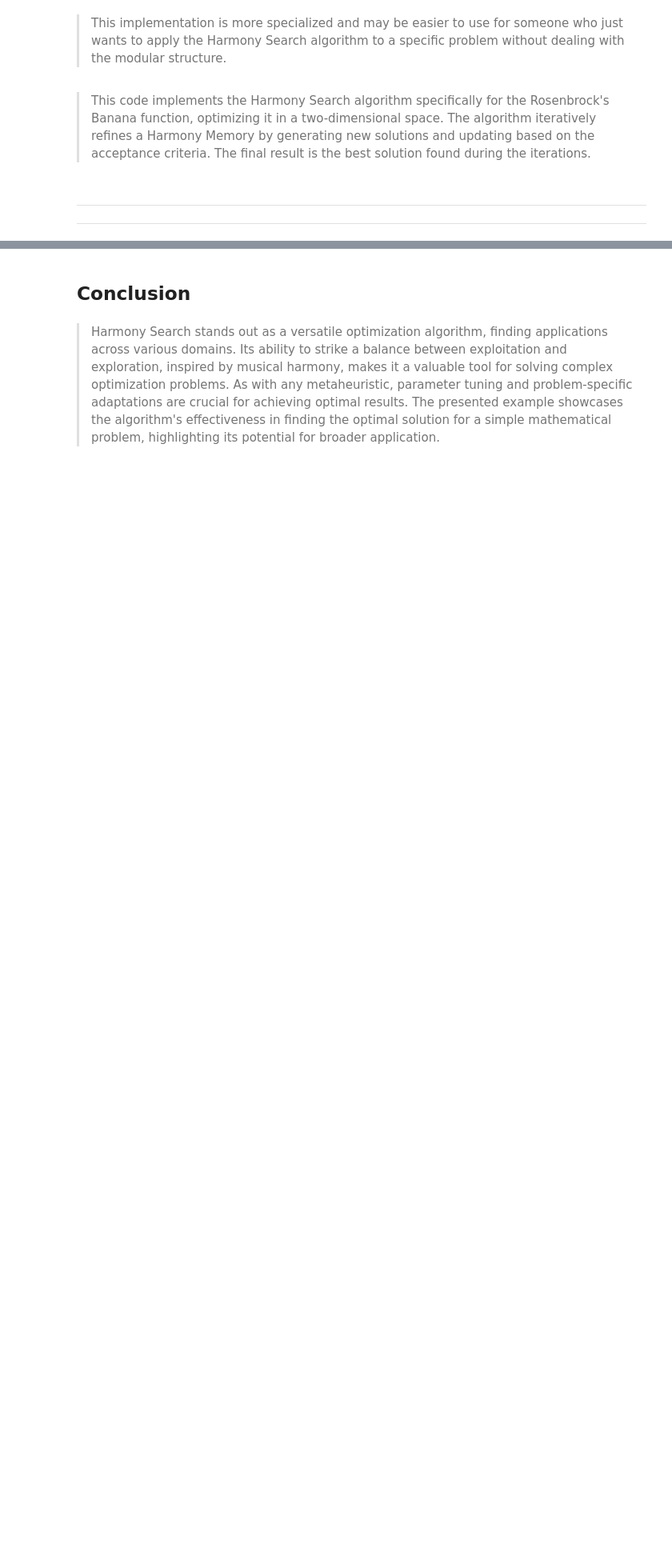
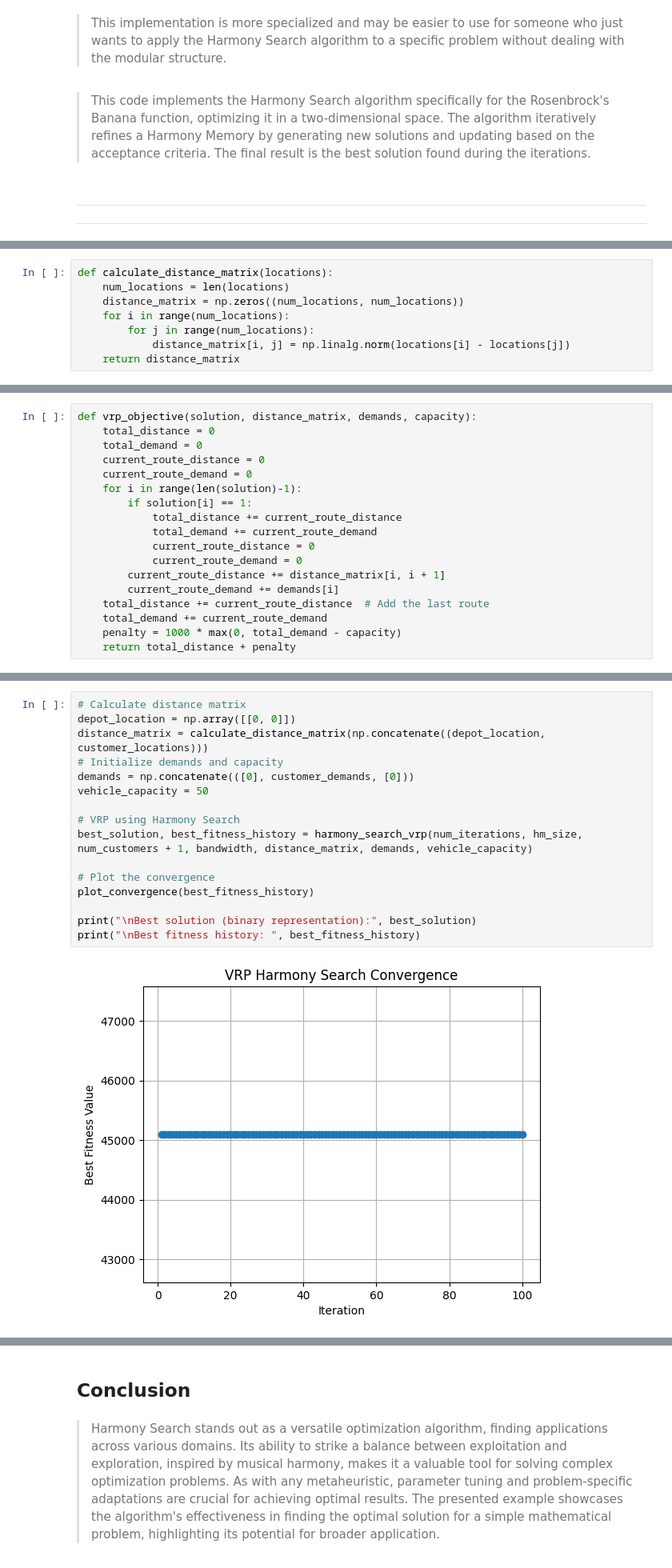
Before and after one commit to MuleHakim/Harmony-Search, a Jupyter notebook: HarmonySearch.ipynb, the cells around one changed output, grey strips where cells are left out. Shown at 80% size. Saved outputs shown, nothing was run; the diff lists cells and outputs as text; blank space fills up the shorter version.

```diff
--- a/HarmonySearch.ipynb
+++ b/HarmonySearch.ipynb
@@ -282,0 +308,8 @@ Best fitness: 1963.2154479288938
+# %%
+def calculate_distance_matrix(locations):
+    num_locations = len(locations)
+    distance_matrix = np.zeros((num_locations, num_locations))
+    for i in range(num_locations):
+        for j in range(num_locations):
+            distance_matrix[i, j] = np.linalg.norm(locations[i] - locations[j])
+    return distance_matrix
@@ -282,0 +318,18 @@ Best fitness: 1963.2154479288938
+# %%
+def vrp_objective(solution, distance_matrix, demands, capacity):
+    total_distance = 0
+    total_demand = 0
+    current_route_distance = 0
+    current_route_demand = 0
+    for i in range(len(solution)-1):
+        if solution[i] == 1:
+            total_distance += current_route_distance
+            total_demand += current_route_demand
+            current_route_distance = 0
+            current_route_demand = 0
+        current_route_distance += distance_matrix[i, i + 1]
+        current_route_demand += demands[i]
+    total_distance += current_route_distance  # Add the last route
+    total_demand += current_route_demand
+    penalty = 1000 * max(0, total_demand - capacity)
+    return total_distance + penalty
@@ -282,0 +381,18 @@ Best fitness: 1963.2154479288938
+# %%
+# Calculate distance matrix
+depot_location = np.array([[0, 0]])
+distance_matrix = calculate_distance_matrix(np.concatenate((depot_location, customer_locations)))
+# Initialize demands and capacity
+demands = np.concatenate(([0], customer_demands, [0]))
+vehicle_capacity = 50
+
+# VRP using Harmony Search
+best_solution, best_fitness_history = harmony_search_vrp(num_iterations, hm_size, num_customers + 1, bandwidth, distance_matrix, demands, vehicle_capacity)
+
+# Plot the convergence
+plot_convergence(best_fitness_history)
+
+print("\nBest solution (binary representation):", best_solution)
+print("\nBest fitness history: ", best_fitness_history)
+# %% [output]
+[figure, added]
```
Also changed, not shown: parts of 24 cells of this notebook.
